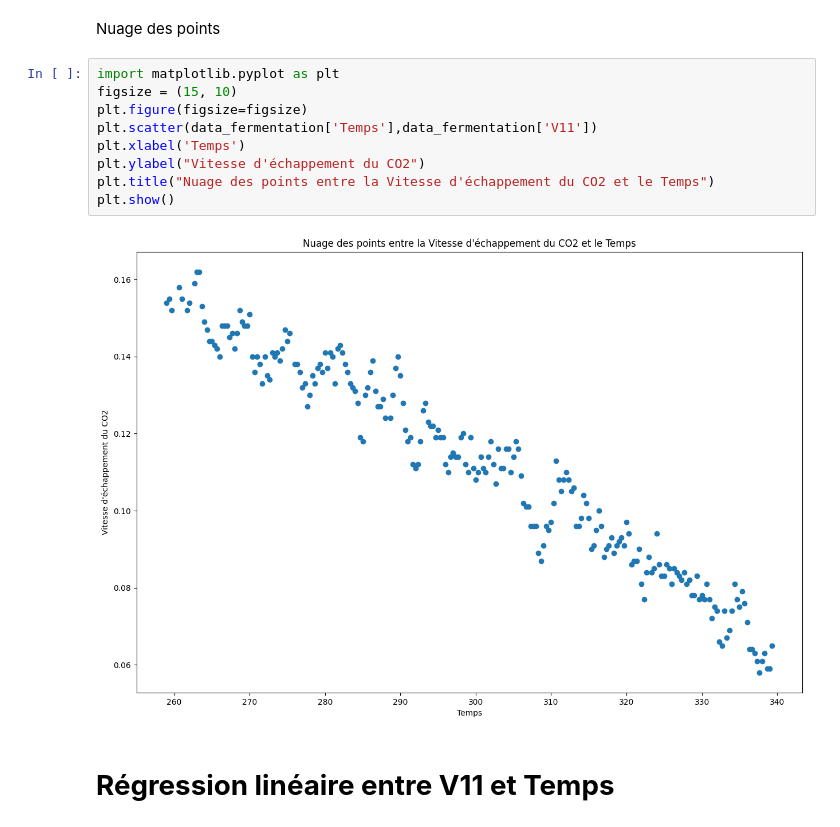
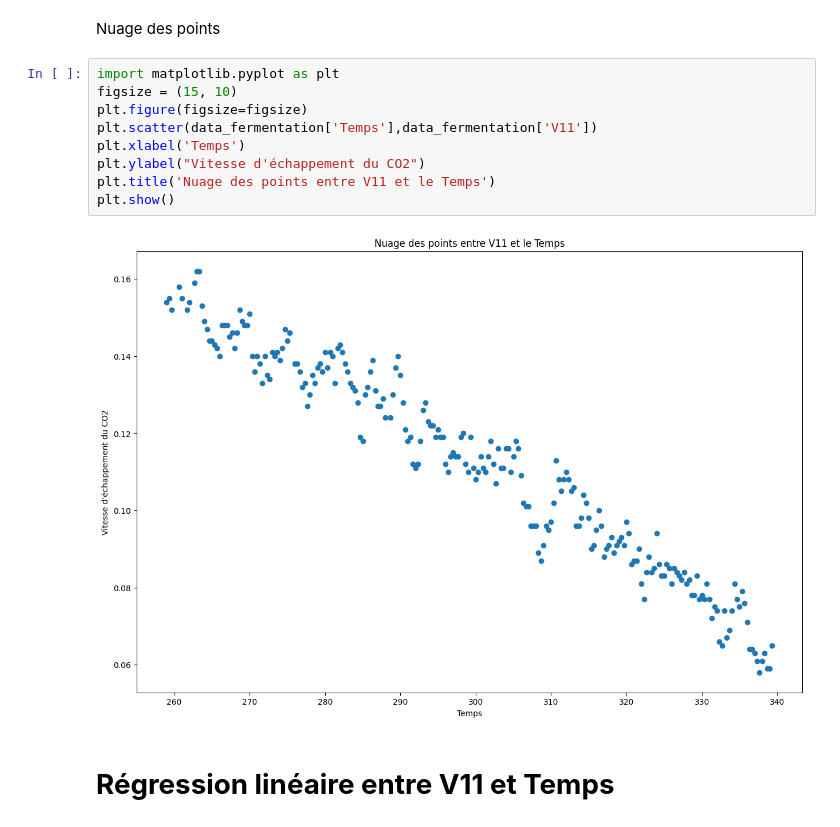
Before and after one commit to bigirimanainnocent12/Regresion_lineaire, a Jupyter notebook: CODE_RAPPORT_DE_STAGE.ipynb, the cells around one changed output. Cells and saved outputs as stored; diff of their text form.

```diff
--- a/CODE_RAPPORT_DE_STAGE.ipynb
+++ b/CODE_RAPPORT_DE_STAGE.ipynb
@@ -357,14 +357,14 @@ Nuage des points
 # %%
 import matplotlib.pyplot as plt
 figsize = (15, 10)
 plt.figure(figsize=figsize)
 plt.scatter(data_fermentation['Temps'],data_fermentation['V11'])
 plt.xlabel('Temps')
 plt.ylabel("Vitesse d'échappement du CO2")
-plt.title("Nuage des points entre la Vitesse d'échappement du CO2 et le Temps")
+plt.title('Nuage des points entre V11 et le Temps')
 plt.show()
 # %% [output]
-[figure, old version]
+[figure, new version]
 # %% [markdown]
 # **Régression linéaire entre V11 et Temps**
 # %%
```
Also changed, not shown: parts of 8 cells of this notebook.
